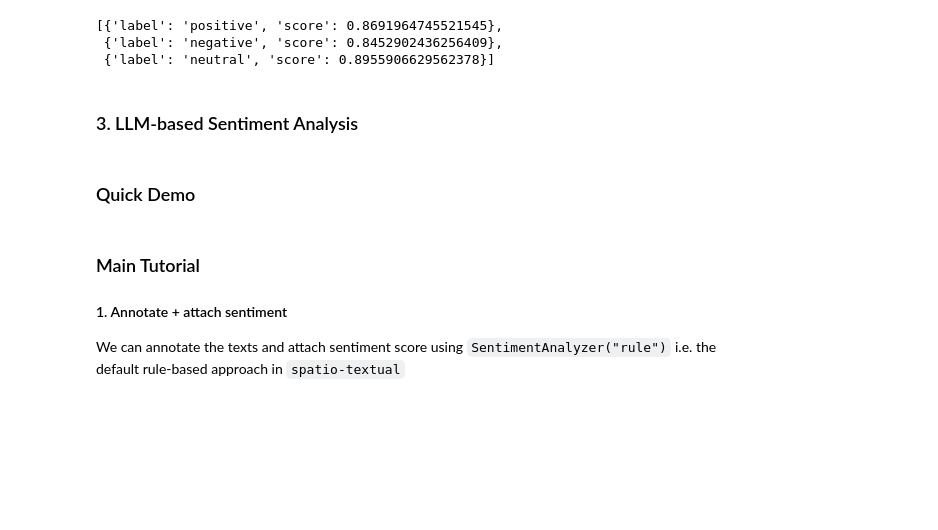
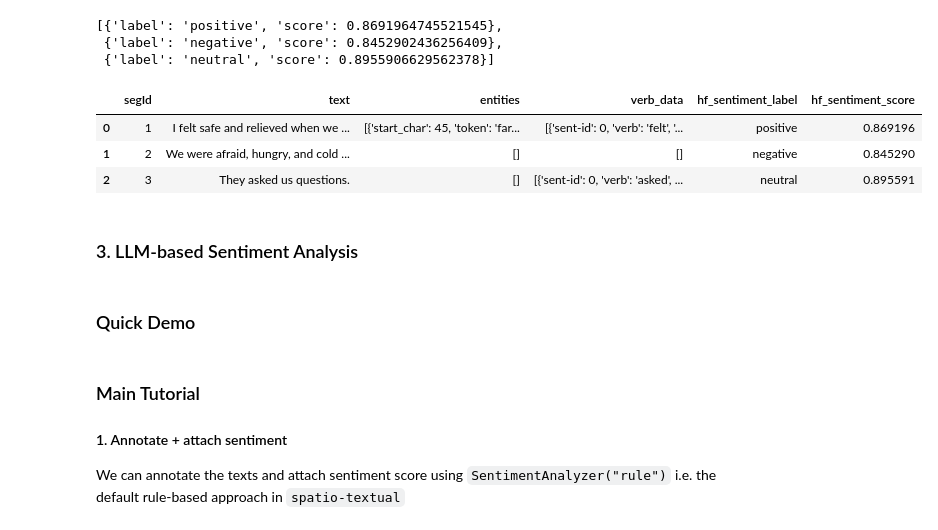
Before and after one commit to SpaceTimeNarratives/spatio-textual-colab-demos, a Jupyter notebook: demo_2_sentiment_emotions.ipynb, the cells around one changed output. Saved outputs shown, nothing was run; the diff lists cells and outputs as text; code cells hidden in the pictures; blank space fills up the shorter version.

```diff
--- a/demo_2_sentiment_emotions.ipynb
+++ b/demo_2_sentiment_emotions.ipynb
@@ -143,6 +177,6 @@ sa = SentimentAnalyzer("hf")
 # %%
-sentiment_scores = sa.predict(texts)
-sentiment_scores
+hf_sentiment_scores = sa.predict(texts)
+hf_sentiment_scores
 # %% [output]
 [{'label': 'positive', 'score': 0.8691964745521545},
  {'label': 'negative', 'score': 0.8452902436256409},
@@ -154,3 +184,17 @@ sentiment_analysis = pipeline("sentiment-analysis",model="siebert/sentiment-robe
+# %%
+#@title ###### As earlier, we can combine the results with the extracted `entities`.
+results = entities
+for r, p in zip(results, hf_sentiment_scores):
+    r.update({"hf_sentiment_label": p["label"], "hf_sentiment_score": p["score"]})
+
+pd.DataFrame([{k:row.get(k) for k in [
+    "segId","text","entities","verb_data","hf_sentiment_label","hf_sentiment_score"
+    ]} for row in results])
+# %% [output]
+|  | segId | text | entities | verb_data | hf_sentiment_label | hf_sentiment_score |
+| 0 | 1 | I felt safe and relieved when we ... | [{'start_char': 45, 'token': 'far... | [{'sent-id': 0, 'verb': 'felt', '... | positive | 0.869196 |
+| 1 | 2 | We were afraid, hungry, and cold ... | [] | [] | negative | 0.845290 |
+| 2 | 3 | They asked us questions. | [] | [{'sent-id': 0, 'verb': 'asked', ... | neutral | 0.895591 |
 # %% [markdown]
 ### 3. LLM-based Sentiment Analysis
 # %%
```
Also changed, not shown: parts of 6 cells of this notebook.
